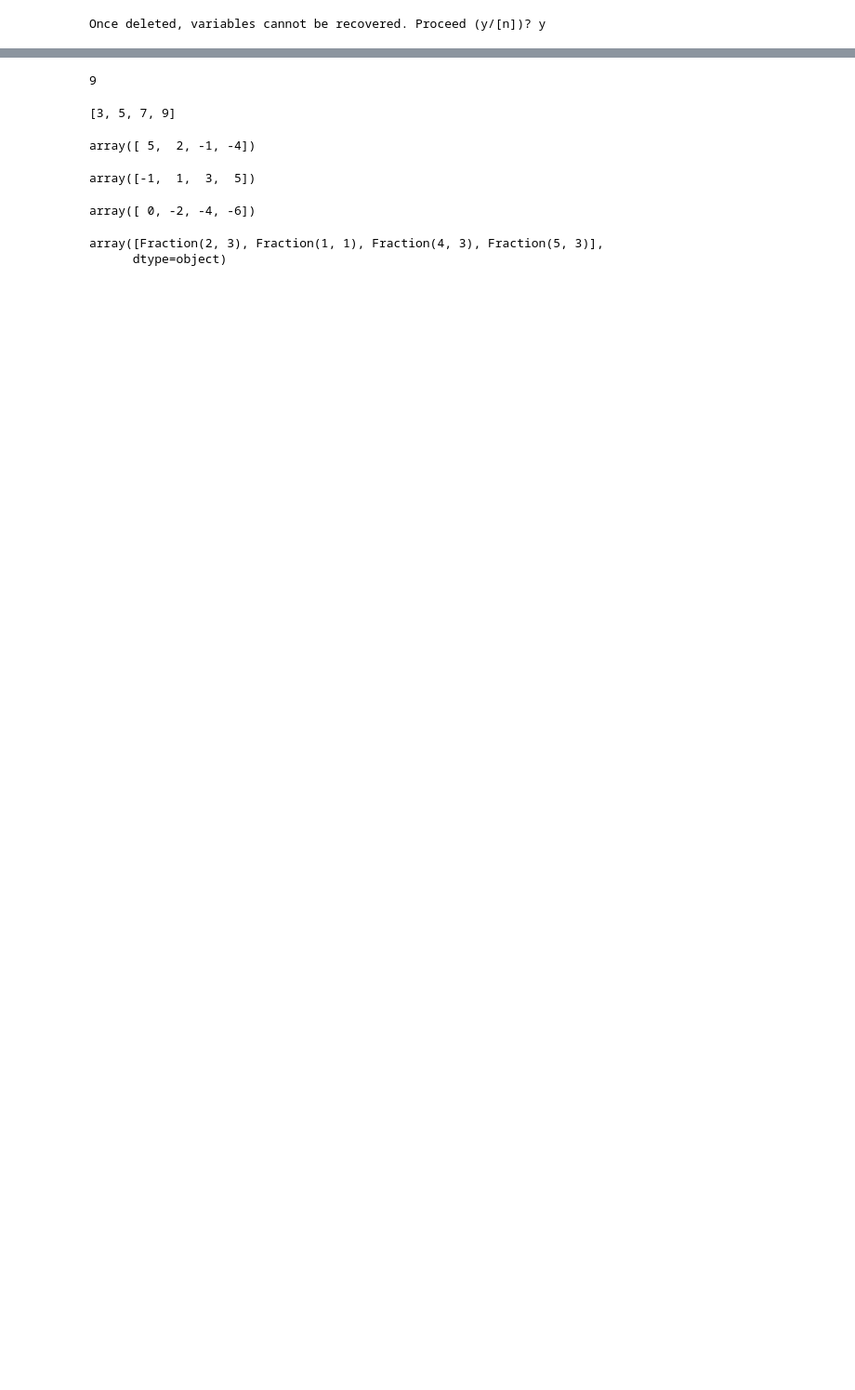
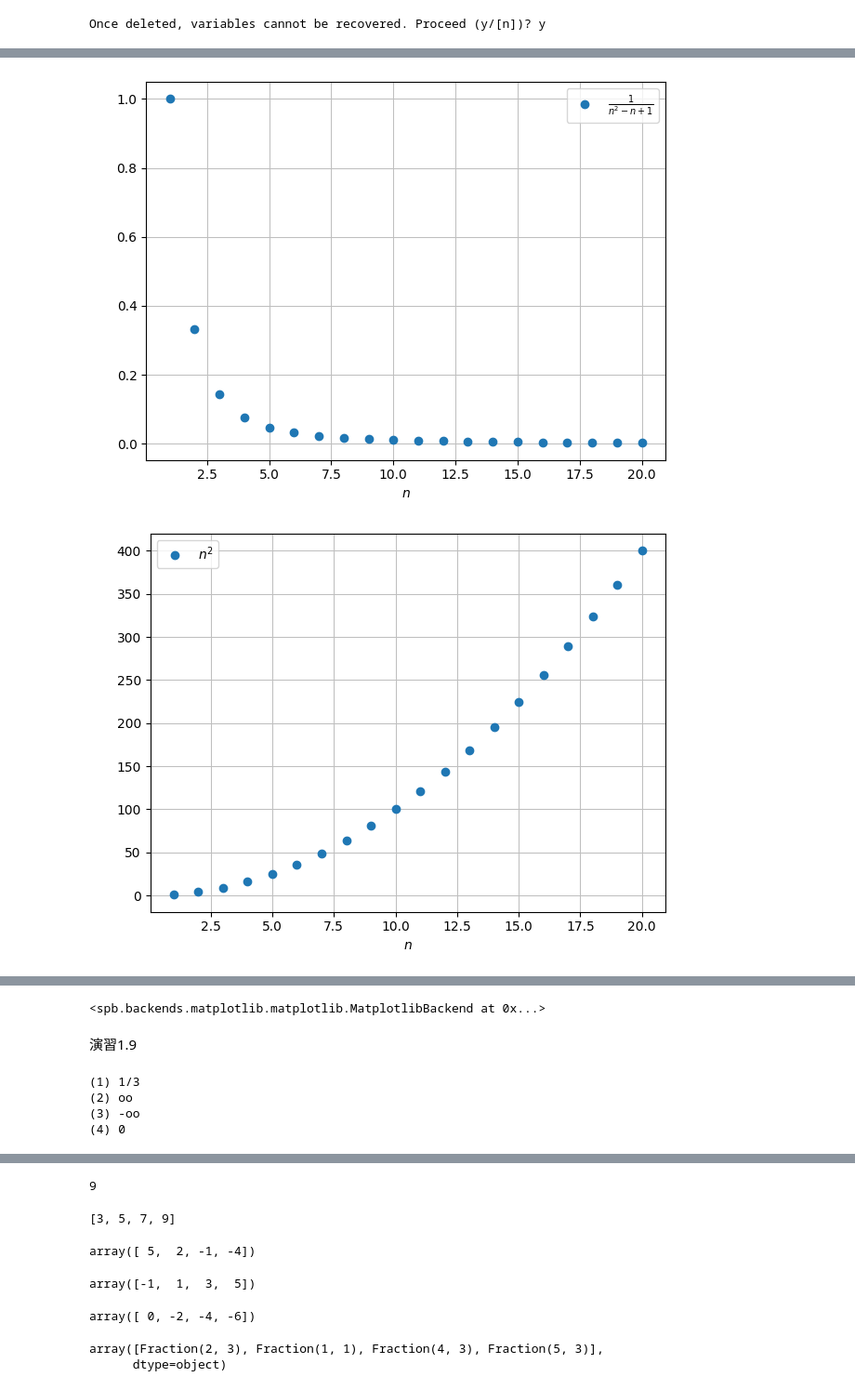
Before and after one commit to Hideki-Iwaki-TUS/CalculusText, a Jupyter notebook: Calculus0.ipynb, the cells around one changed output, grey strips where cells are left out. Shown at 93% size. Saved outputs shown, nothing was run; the diff lists cells and outputs as text; code cells hidden in the pictures; blank space fills up the shorter version.

```diff
--- a/Calculus0.ipynb
+++ b/Calculus0.ipynb
@@ -19,0 +269,31 @@ print(Fraction('0.8'))
+# %%
+from sympy import *
+from spb import *
+var('n')
+
+# (1)
+a_n = 1/(n**2-n+1)
+plot(a_n, (n,1,20), n=20, scatter=True, legend=True, ylabel=' ')
+
+# (2)
+a_n = n**2
+plot(a_n, (n,1,20), n=20, scatter=True, legend=True, ylabel=' ')
+
+# (3)
+a_n = 1+n-n**2
+plot(a_n, (n,1,20), n=20, scatter=True,legend=True, ylabel=' ')
+
+# (4)
+a_n = (-1)**n
+plot(a_n, (n,1,20), n=20,legend=True, rendering_kw={"marker":'o'
+},ylabel=' ')
+# 点列だけだと挙動が不明なので，scatter=True を外して曲線表示
+# 加えて各点を点表示するため，オプション rendering_kw={"marker":’o’}
+# を追加
+b_n = (-2)**n
+plot(b_n, (n,1,11), n=11,legend=True,rendering_kw={"marker":'o'
+},ylabel='')
+# n=20 迄とすると値が大きくなりすぎて見にくいので，(n,1,11) とした
+# %% [output]
+[figure, added]
+[figure, added]
@@ -19,0 +303,20 @@ print(Fraction('0.8'))
+<spb.backends.matplotlib.matplotlib.MatplotlibBackend at 0x...>
+# %% [markdown]
+演習1.9
+# %%
+from sympy import *
+var('n') # 記号の定義
+
+print('(1)',limit((n**2+2)/(3*n**2-4),n,oo))
+
+print('(2)',limit((n**3+2)/(3*n**2+4),n,oo))
+
+print('(3)',limit(n**2-2*n**3,n,oo))
+
+print('(4)',limit(sqrt(n+2)-sqrt(n),n,oo))
+# ここで sqrt は sympy.sqrt であり．平方根 (square root) を求めている．
+# %% [output]
+(1) 1/3
+(2) oo
+(3) -oo
+(4) 0
```
Also changed, not shown: parts of 188 cells of this notebook.
